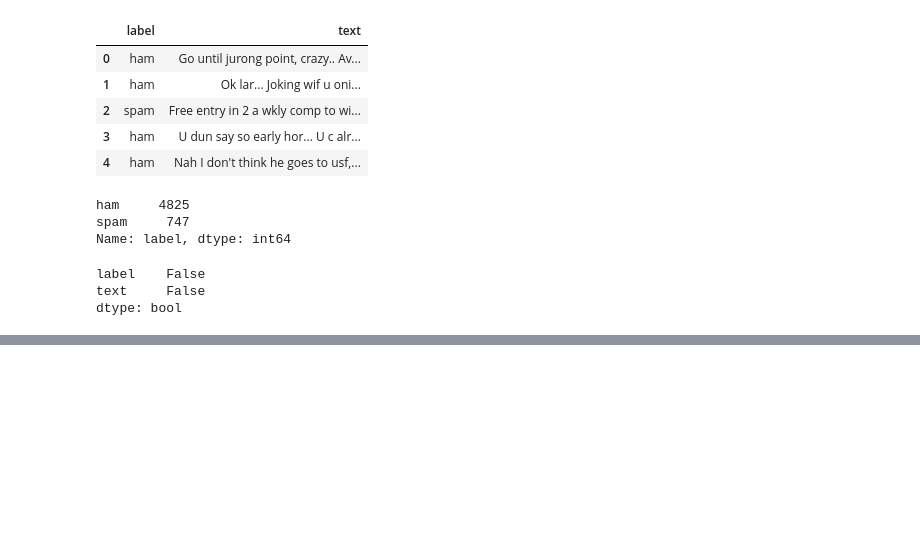
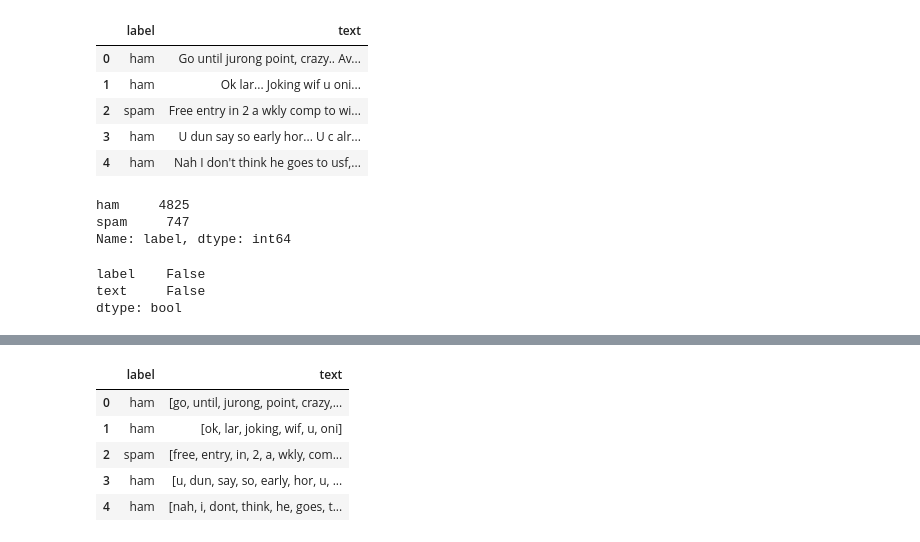
Before and after one commit to Tanuj-Taneja1/NLP_learn, a Jupyter notebook: spam_detection.ipynb, the cells around one changed output, grey strips where cells are left out. Drawn from its saved outputs; the diff is of its cells as text; code cells hidden in the pictures; blank space fills up the shorter version.

```diff
--- a/spam_detection.ipynb
+++ b/spam_detection.ipynb
@@ -39,6 +48,15 @@ def tokenize(text):
     tokens=re.split("\W+",text.lower())
     return tokens
 data.text=data.text.apply(tokenize)
+# %%
+data.head()
+# %% [output]
+|  | label | text |
+| 0 | ham | [go, until, jurong, point, crazy,... |
+| 1 | ham | [ok, lar, joking, wif, u, oni] |
+| 2 | spam | [free, entry, in, 2, a, wkly, com... |
+| 3 | ham | [u, dun, say, so, early, hor, u, ... |
+| 4 | ham | [nah, i, dont, think, he, goes, t... |
 # %%
 def remove_stopwords(text):
     token=[word for word in text if word not in stopwords.words("english")]
```
Also changed, not shown: parts of 6 cells of this notebook.
